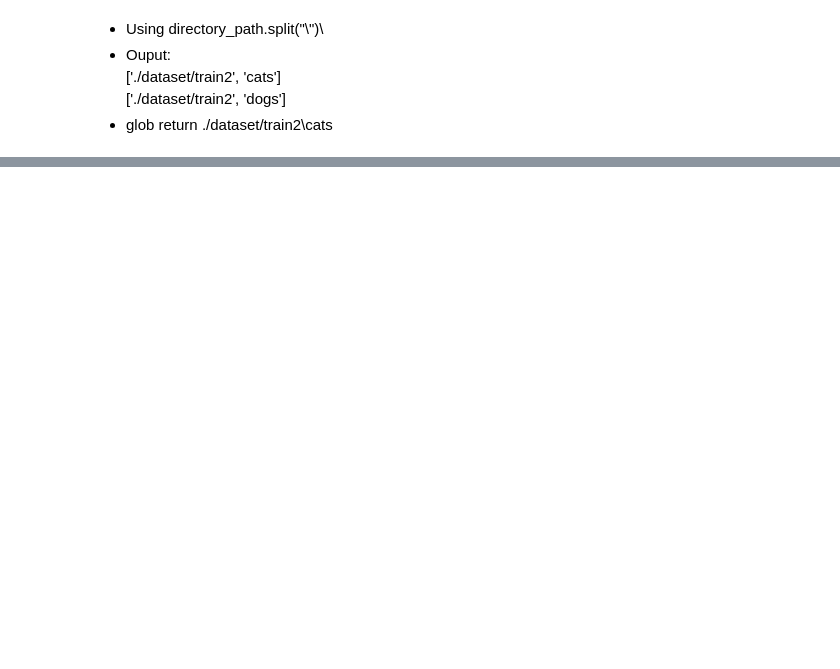
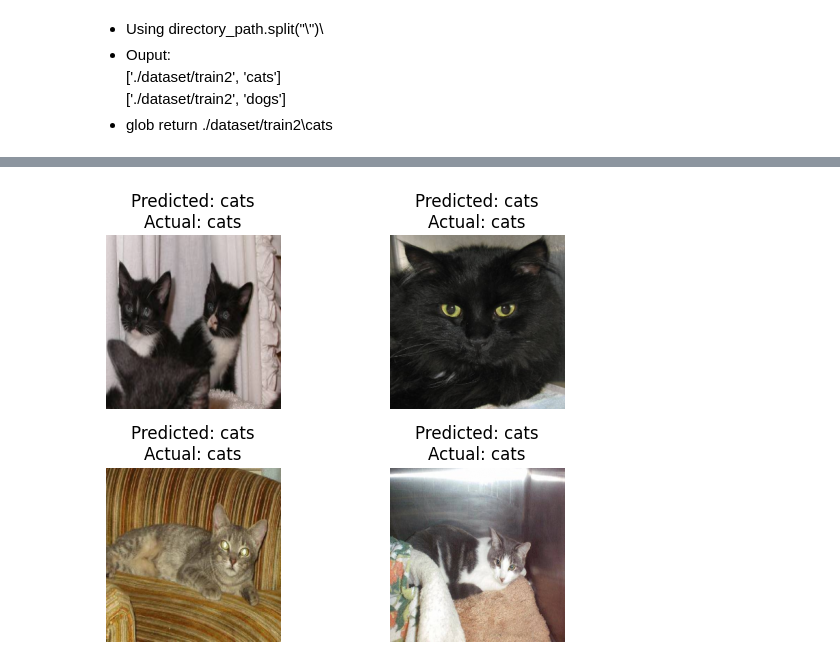
Before and after one commit to SoyVitou2019/Animal_Recognition, a Jupyter notebook: XG_boosting.ipynb, the cells around one changed output, grey strips where cells are left out. Saved outputs shown, nothing was run; the diff lists cells and outputs as text; code cells hidden in the pictures; blank space fills up the shorter version.

```diff
--- a/XG_boosting.ipynb
+++ b/XG_boosting.ipynb
@@ -43,0 +170,24 @@ train_labels = np.array(train_labels)
+# %%
+import pickle
+
+# Load the XGBoost model
+with open("./Model/XG_boosting.pkl", "rb") as f:
+    loaded_model = pickle.load(f)
+
+# Make predictions using the loaded model
+prediction = loaded_model.predict(X_test_features)
+# %%
+fig, axes = plt.subplots(2, 2)  # Create a 2x2 subplot grid
+for i, ax in enumerate(axes.flat):  # Iterate through each subplot
+    ax.imshow(x_test[i])  # Display the image
+    input_img = np.expand_dims(x_test[i], axis=0)
+    input_img_feature = VGG_model.predict(input_img)
+    input_img_features = input_img_feature.reshape(input_img_feature.shape[0], -1)
+    prediction = loaded_model.predict(input_img_features)[0]
+    prediction = le.inverse_transform([prediction])[0]
+    actual_label = test_labels[i]
+    ax.set_title(f"Predicted: {prediction}\nActual: {actual_label}")
+    ax.axis('off')
+plt.tight_layout()
+plt.show()
+# %% [output]
@@ -43,0 +198 @@ train_labels = np.array(train_labels)
+[figure, added]
```
Also changed, not shown: parts of 11 cells of this notebook, 6 other files.
